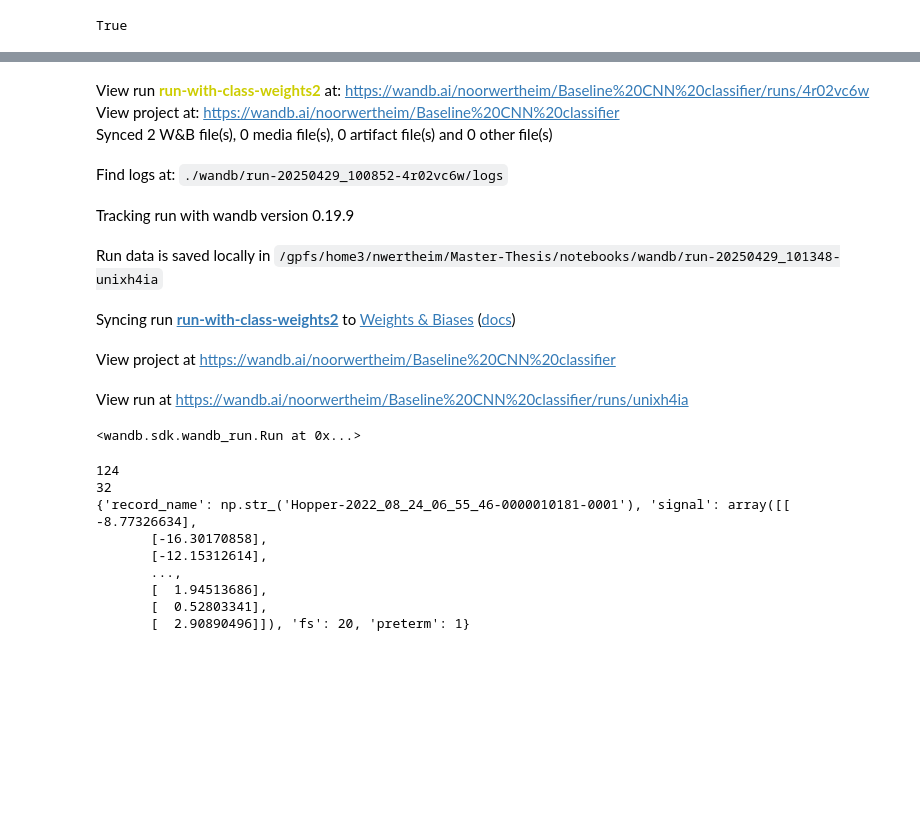
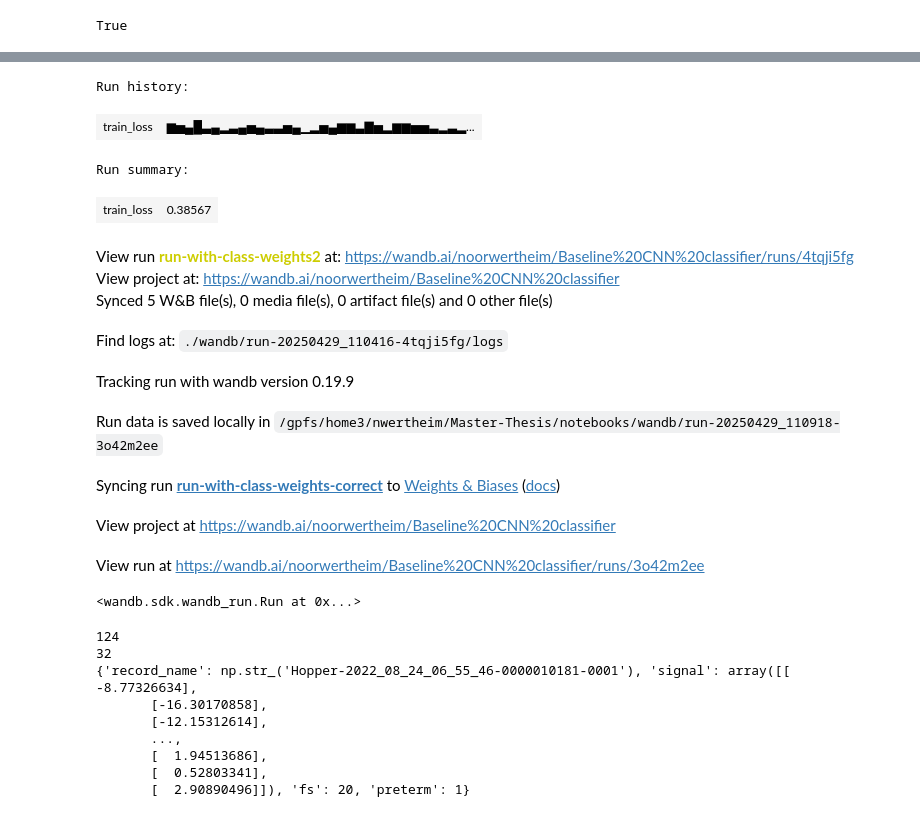
Before and after one commit to noorwertheim/Master-Thesis, a Jupyter notebook: notebooks/CNN_classifier.ipynb, the cells around one changed output, grey strips where cells are left out. Saved outputs shown, nothing was run; the diff lists cells and outputs as text; code cells hidden in the pictures; blank space fills up the shorter version.

```diff
--- a/notebooks/CNN_classifier.ipynb
+++ b/notebooks/CNN_classifier.ipynb
@@ -32,30 +32,34 @@ True
 # %%
 import wandb
 
 import wandb
 
 # Optional: Define a project name and other metadata
 wandb.init(
     project="Baseline CNN classifier",
-    name="run-with-class-weights2",  # Optional: to name the run
+    name="run-with-class-weights-correct",  # Optional: to name the run
     config={
         "learning_rate": 0.00012403724372113712,
         "epochs": 10,
         "batch_size": 16,
     }
 )
 # %% [output]
 [interactive output not drawn]
+Run history:
+| train_loss | ▆▅▄█▃▄▂▃▄▅▄▃▃▅▄▁▂▅▄▆▆▃▇▅▂▆▆▅▅▃▂▃▂... |
+Run summary:
+| train_loss | 0.38567 |
-View run run-with-class-weights2 at: https://wandb.ai/noorwertheim/Baseline%20CNN%20classifier/runs/4r02vc6w
+View run run-with-class-weights2 at: https://wandb.ai/noorwertheim/Baseline%20CNN%20classifier/runs/4tqji5fg
 View project at: https://wandb.ai/noorwertheim/Baseline%20CNN%20classifier
-Synced 2 W&B file(s), 0 media file(s), 0 artifact file(s) and 0 other file(s)
+Synced 5 W&B file(s), 0 media file(s), 0 artifact file(s) and 0 other file(s)
-Find logs at: ./wandb/run-20250429_100852-4r02vc6w/logs
+Find logs at: ./wandb/run-20250429_110416-4tqji5fg/logs
 Tracking run with wandb version 0.19.9
-Run data is saved locally in /gpfs/home3/nwertheim/Master-Thesis/notebooks/wandb/run-20250429_101348-unixh4ia
+Run data is saved locally in /gpfs/home3/nwertheim/Master-Thesis/notebooks/wandb/run-20250429_110918-3o42m2ee
-Syncing run run-with-class-weights2 to Weights & Biases (docs)
+Syncing run run-with-class-weights-correct to Weights & Biases (docs)
 View project at https://wandb.ai/noorwertheim/Baseline%20CNN%20classifier
-View run at https://wandb.ai/noorwertheim/Baseline%20CNN%20classifier/runs/unixh4ia
+View run at https://wandb.ai/noorwertheim/Baseline%20CNN%20classifier/runs/3o42m2ee
-<wandb.sdk.wandb_run.Run at 0x...>
+<wandb.sdk.wandb_run.Run at 0x...>
 # %%
 train_dir = os.path.join(univariate_data_path, "target_univariate_train.npy")
 train_data = np.load(train_dir, allow_pickle=True)
```
Also changed, not shown: parts of 3 cells of this notebook, 3 other files.
